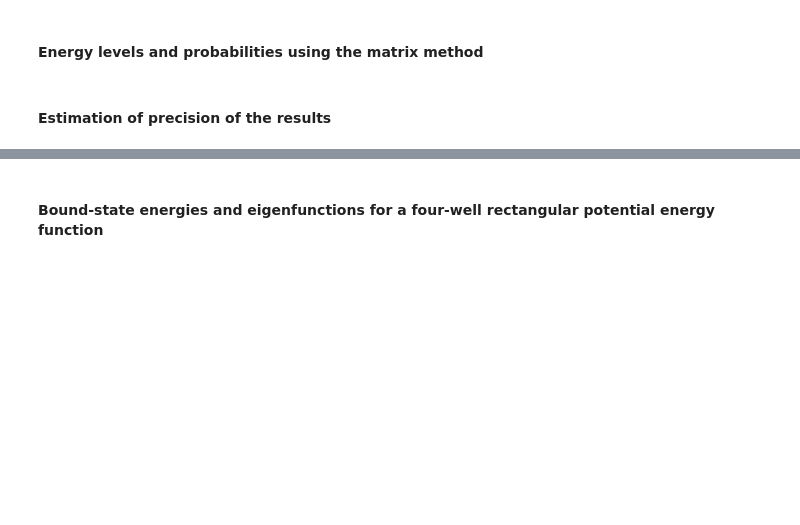
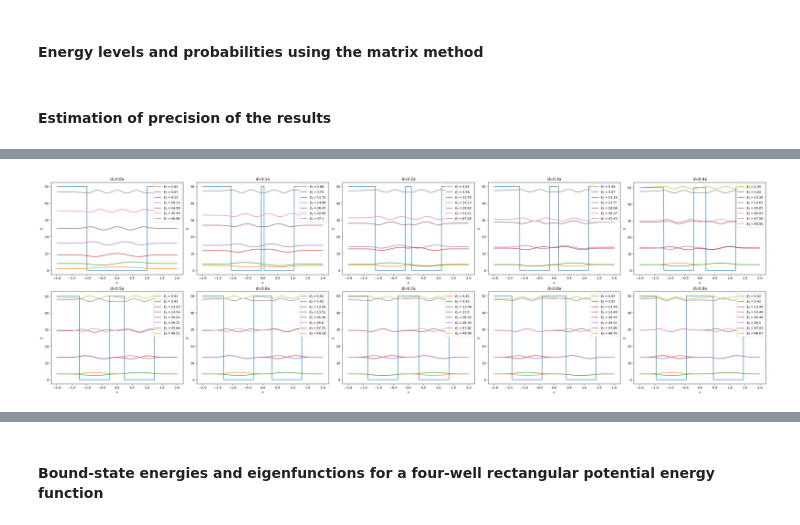
Before and after one commit to David654/Quantum_Mechanics, a Jupyter notebook: src/main.ipynb, the cells around one changed output, grey strips where cells are left out. Saved outputs shown, nothing was run; the diff lists cells and outputs as text; code cells hidden in the pictures; blank space fills up the shorter version.

```diff
--- a/src/main.ipynb
+++ b/src/main.ipynb
@@ -54,0 +163,96 @@ where $V_0 = 50$ is a depth of the potential, $a = 1$ and $d$ - width of each we
+# %%
+def double_well_potential(x, a, d, V0):
+    return np.where((np.abs(x) > a + d / 2) | (np.abs(x) < d / 2), V0, 0)
+
+def basis_function(b, n, x):
+    return np.sqrt(2/b) * np.sin(n*np.pi*(x+b/2)/b)
+
+def matrix_method_solver_double_well(a, d, V0, n_max=50):
+    b = 4*a + d
+
+    delta = lambda m, n: int(m == n)
+
+    H0 = lambda m, n: 0.5*(n*np.pi/b)**2 * delta(m, n)
+    V = lambda m, n: sp.integrate.quad(lambda x: basis_function(b, m, x) * double_well_potential(x, a, d, V0) * basis_function(b, n, x), -b / 2, b / 2)[0]
+    H_mn = lambda m, n: H0(m, n) + V(m, n)
+
+    H = np.zeros((n_max, n_max))
+
+    for i in range(n_max):
+        for j in range(n_max):
+            with warnings.catch_warnings():
+                warnings.simplefilter("ignore", IntegrationWarning)
+                H[i, j] = H_mn(i+1, j+1)
+
+    H = np.array(H)
+
+    eigenvalues, eigenvectors = np.linalg.eigh(H)
+    eigenenergies = eigenvalues[eigenvalues < V0]
+    wavefunctions = eigenvectors[:, eigenvalues < V0]
+
+    return eigenenergies, wavefunctions
+
+def plot_wave_functions_finite_double_well(a, V0, d=None):
+    if d is None:
+        d = [a * i / 10 for i in range(0, 10)]
+
+    grid_rows = int((len(d) - 1) // 5) + 1
+    grid_cols = 5
+    figure, axis = plt.subplots(grid_rows, grid_cols, figsize=(6.4*grid_cols, 4.8*grid_rows), constrained_layout=True)
+    x = np.linspace(-a * 2, a * 2, 1000)
+
+    for g_x in range(grid_rows):
+        for g_y in range(grid_cols):
+            d_index = g_x * grid_cols + g_y
+            d_i = d[d_index]
+
+            axis[g_x, g_y].set_title(f'd={d_i}a')
+            axis[g_x, g_y].set_xlabel('$x$')
+            axis[g_x, g_y].set_ylabel('$E$')
+            axis[g_x, g_y].plot(x, double_well_potential(x, a, d_i, V0))
+
+            b = 4*a + d_i
+
+            eigenenergies, wavefunctions = matrix_method_solver_double_well(a, d_i, V0)
+            probabilities = []
+
+            for i in range(len(eigenenergies)):
+                psi = np.zeros_like(x)
+
+                for n, c in enumerate(wavefunctions[:, i]):
+                    psi += c * basis_function(b, n + 1, x)
+
+                probability_left = np.trapezoid(psi*psi, np.linspace(-a-d_i/2, -d_i/2, 1000))
+                probability_right = np.trapezoid(psi*psi, np.linspace(d_i/2, a+d_i/2, 1000))
+                probabilities.append((probability_left, probability_right))
+
+                eigenenergy = eigenenergies[i]
+                axis[g_x, g_y].plot(x, eigenenergy + psi, label=f'$E_{i+1}={round(eigenenergy, 2)}$')
+                axis[g_x, g_y].legend(loc='upper right')
+
+            # Header: energy levels
+            print(f'd = {d_i}')
+            print(f'{"P":<10}', end='')
+            for j in range(len(eigenenergies)):
+                print(f'E_{j+1:<10}', end='')
+            print()
+
+            # Separator
+            print('-' * (10 + 11 * len(eigenenergies)))
+
+            # P_left row
+            print(f'{'P_left':<{10}}', end='')
+            for i in range(len(probabilities)):
+                print(f'{probabilities[i][0]:<12.6f}', end='')
+            print()
+
+            # P_right row
+            print(f'{'P_right':<{10}}', end='')
+            for i in range(len(probabilities)):
+                print(f'{probabilities[i][1]:<12.6f}', end='')
+            print('\n')
+
+    plt.show()
+
+plot_wave_functions_finite_double_well(a, V0)
+# %% [output]
@@ -54,0 +276 @@ where $V_0 = 50$ is a depth of the potential, $a = 1$ and $d$ - width of each we
+[figure, added]
```
Also changed, not shown: parts of 17 cells of this notebook.
